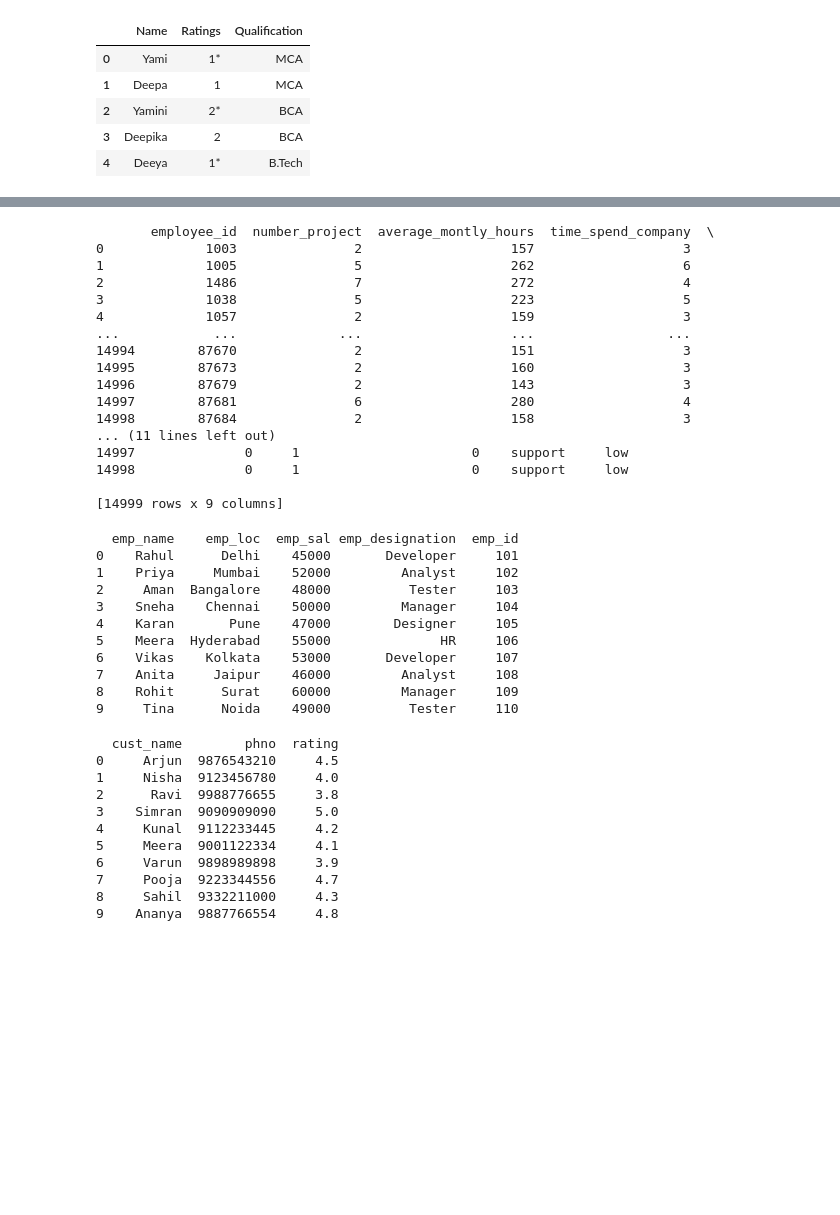
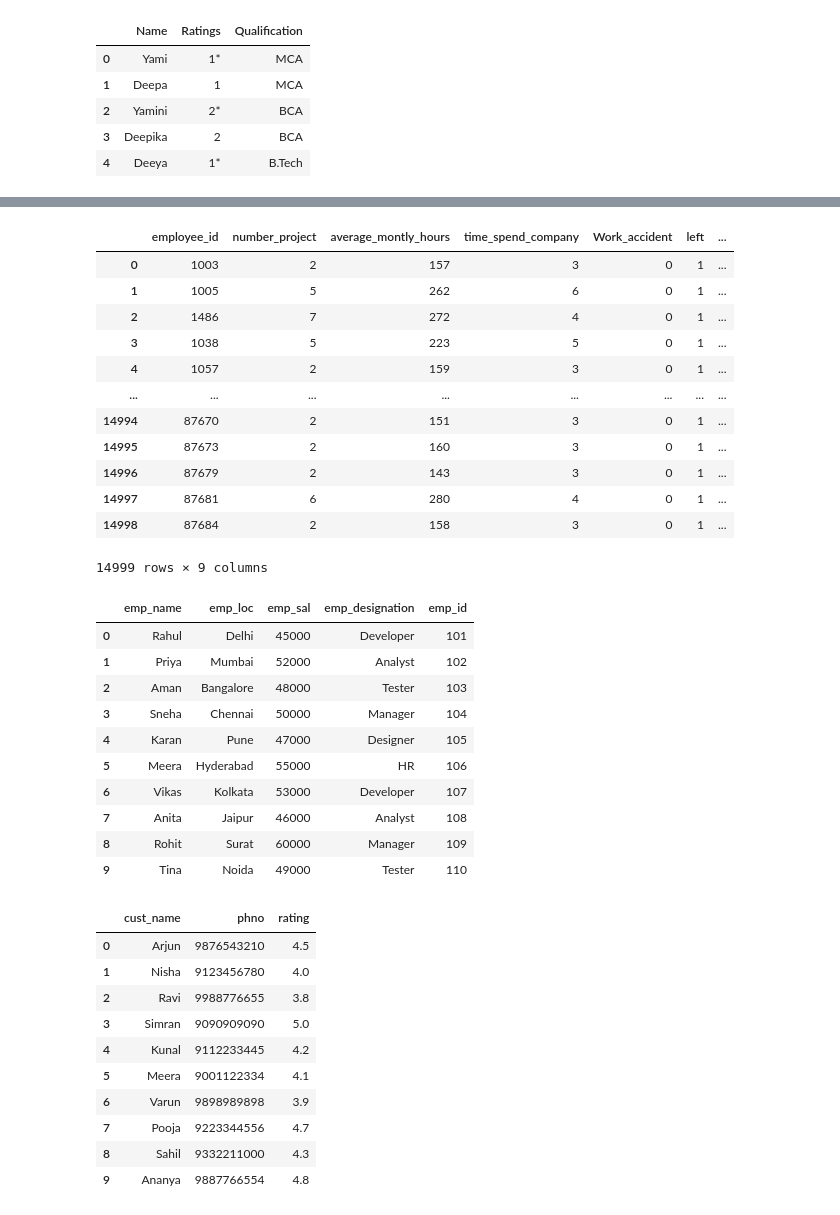
Before and after one commit to Yaminikanta/Python_Libraries, a Jupyter notebook: 02-Pandas/class_pandas.ipynb, the cells around one changed output, grey strips where cells are left out. Saved outputs shown, nothing was run; the diff lists cells and outputs as text; code cells hidden in the pictures; blank space fills up the shorter version.

```diff
--- a/02-Pandas/class_pandas.ipynb
+++ b/02-Pandas/class_pandas.ipynb
@@ -161,25 +158,21 @@ Name: Product Name, Length: 1000, dtype: object
 # %%
 # here we read a file from a link of github
 d2=pd.read_csv('https://raw.githubusercontent.com/whoknowayush/DataAnalysis-Dataset/refs/heads/main/Datasets-Practice/hr_data.csv')
-print(d2)
+d2
 # %% [output]
+|  | employee_id | number_project | average_montly_hours | time_spend_company | Work_accident | left | ... |
+| 0 | 1003 | 2 | 157 | 3 | 0 | 1 | ... |
+| 1 | 1005 | 5 | 262 | 6 | 0 | 1 | ... |
+| 2 | 1486 | 7 | 272 | 4 | 0 | 1 | ... |
+| 3 | 1038 | 5 | 223 | 5 | 0 | 1 | ... |
+| 4 | 1057 | 2 | 159 | 3 | 0 | 1 | ... |
+| ... | ... | ... | ... | ... | ... | ... | ... |
+| 14994 | 87670 | 2 | 151 | 3 | 0 | 1 | ... |
+| 14995 | 87673 | 2 | 160 | 3 | 0 | 1 | ... |
+| 14996 | 87679 | 2 | 143 | 3 | 0 | 1 | ... |
+| 14997 | 87681 | 6 | 280 | 4 | 0 | 1 | ... |
+| 14998 | 87684 | 2 | 158 | 3 | 0 | 1 | ... |
-       employee_id  number_project  average_montly_hours  time_spend_company  \
-0             1003               2                   157                   3
-1             1005               5                   262                   6
-2             1486               7                   272                   4
-3             1038               5                   223                   5
-4             1057               2                   159                   3
-...            ...             ...                   ...                 ...
-14994        87670               2                   151                   3
-14995        87673               2                   160                   3
-14996        87679               2                   143                   3
-14997        87681               6                   280                   4
-14998        87684               2                   158                   3
-... (11 lines left out)
-14997              0     1                      0    support     low
-14998              0     1                      0    support     low
-
-[14999 rows x 9 columns]
+14999 rows × 9 columns
 # %%
 # its a 2-D and consistsof row& series
 # syntax :- pd.DataFrame(dictionaty)
@@ -195,19 +188,19 @@ data1 = {
 
 # Creating DataFrame
 emp_df = pd.DataFrame(data1)
-print(emp_df)
+emp_df
 # %% [output]
-  emp_name    emp_loc  emp_sal emp_designation  emp_id
-0    Rahul      Delhi    45000       Developer     101
-1    Priya     Mumbai    52000         Analyst     102
-2     Aman  Bangalore    48000          Tester     103
-3    Sneha    Chennai    50000         Manager     104
-4    Karan       Pune    47000        Designer     105
-5    Meera  Hyderabad    55000              HR     106
-6    Vikas    Kolkata    53000       Developer     107
-7    Anita     Jaipur    46000         Analyst     108
-8    Rohit      Surat    60000         Manager     109
-9     Tina      Noida    49000          Tester     110
+|  | emp_name | emp_loc | emp_sal | emp_designation | emp_id |
+| 0 | Rahul | Delhi | 45000 | Developer | 101 |
+| 1 | Priya | Mumbai | 52000 | Analyst | 102 |
+| 2 | Aman | Bangalore | 48000 | Tester | 103 |
+| 3 | Sneha | Chennai | 50000 | Manager | 104 |
+| 4 | Karan | Pune | 47000 | Designer | 105 |
+| 5 | Meera | Hyderabad | 55000 | HR | 106 |
+| 6 | Vikas | Kolkata | 53000 | Developer | 107 |
+| 7 | Anita | Jaipur | 46000 | Analyst | 108 |
+| 8 | Rohit | Surat | 60000 | Manager | 109 |
+| 9 | Tina | Noida | 49000 | Tester | 110 |
 # %%
 data2 = {
     "cust_name": ["Arjun", "Nisha", "Ravi", "Simran", "Kunal",
@@ -218,18 +211,18 @@ data2 = {
 }
 
 cust_df = pd.DataFrame(data2)
-print(cust_df)
+cust_df
 # %% [output]
-  cust_name        phno  rating
-0     Arjun  9876543210     4.5
-1     Nisha  9123456780     4.0
-2      Ravi  9988776655     3.8
-3    Simran  9090909090     5.0
-4     Kunal  9112233445     4.2
-5     Meera  9001122334     4.1
-6     Varun  9898989898     3.9
-7     Pooja  9223344556     4.7
-8     Sahil  9332211000     4.3
-9    Ananya  9887766554     4.8
+|  | cust_name | phno | rating |
+| 0 | Arjun | 9876543210 | 4.5 |
+| 1 | Nisha | 9123456780 | 4.0 |
+| 2 | Ravi | 9988776655 | 3.8 |
+| 3 | Simran | 9090909090 | 5.0 |
+| 4 | Kunal | 9112233445 | 4.2 |
+| 5 | Meera | 9001122334 | 4.1 |
+| 6 | Varun | 9898989898 | 3.9 |
+| 7 | Pooja | 9223344556 | 4.7 |
+| 8 | Sahil | 9332211000 | 4.3 |
+| 9 | Ananya | 9887766554 | 4.8 |
 # %%
 d2=pd.read_csv('https://raw.githubusercontent.com/whoknowayush/DataAnalysis-Dataset/refs/heads/main/Datasets-Practice/hr_data.csv')
```
Also changed, not shown: parts of 10 cells of this notebook.
